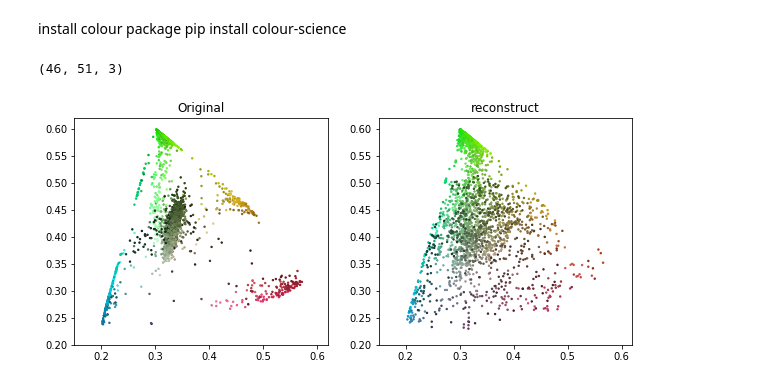
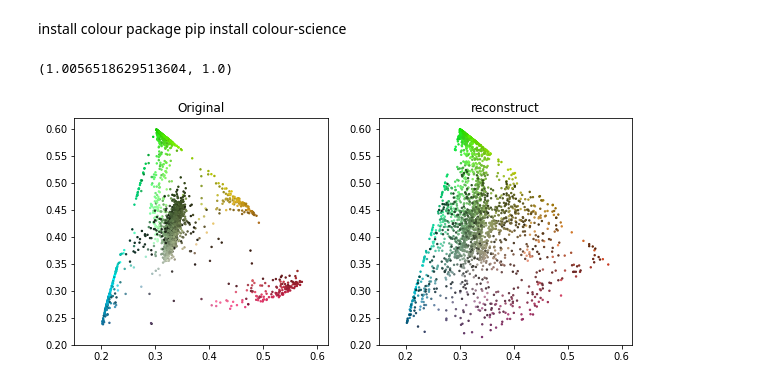
Before and after one commit to HajimeKawahara/Spare, a Jupyter notebook: Spare_che/Che Color Mapping.ipynb, the cells around one changed output. Drawn from its saved outputs; the diff is of its cells as text; code cells hidden in the pictures.

```diff
--- a/Spare_che/Che Color Mapping.ipynb
+++ b/Spare_che/Che Color Mapping.ipynb
@@ -68,37 +69,41 @@ import itertools
 # %%
 #line = np.linspace(0.0, 1.0, 15, endpoint=True)
 #rgb = np.array(list(itertools.product(line,line,line)), dtype=np.float)
-# %%
-np.shape(y)
-# %% [output]
-(46, 51, 3)
+# %%
+np.shape(yi),np.shape(ti)
+np.max(yi),np.max(ti)
+# %% [output]
+(1.0056518629513604, 1.0)
 # %%
 #XYZからxyへ変換
 ti=timg.reshape(np.shape(timg)[0]*np.shape(timg)[1],3)
 XYZ = colour.sRGB_to_XYZ(ti)
 xy = colour.XYZ_to_xy(XYZ)
 
 #CIE_1931_chromaticity_diagram_colours_plot(bounding_box=(-0.1, 0.9, -0.1, 0.9), standalone=False)
 #plot_chromaticity_diagram_CIE1931(bounding_box=(0.15, 0.65, 0.15, 0.65), standalone=False)
 #sRGB領域へプロット
 #plt.plot(xy[:,0], xy[:,1], 'o', markersize=2, label="sRGB",color="gray",alpha=0.2)
 fig=plt.figure(figsize=(10,5))
 ax=fig.add_subplot(121,aspect=1.0)
 ax.scatter(xy[:,0], xy[:,1],facecolors=ti,alpha=1,s=2)
 ax.set_xlim(0.15,0.62)
 ax.set_ylim(0.2,0.62)
 ax.set_title("Original")
 #plt.legend()
 
 yi=y.reshape(np.shape(y)[0]*np.shape(y)[1],3)
 XYZ = colour.sRGB_to_XYZ(yi)
 xy = colour.XYZ_to_xy(XYZ)
+yi[yi>1]=1.0
+yi[yi<0]=0
+
 
 ax=fig.add_subplot(122,aspect=1.0)
 ax.scatter(xy[:,0], xy[:,1],facecolors=yi,alpha=1,s=2)
 ax.set_xlim(0.15,0.62)
 ax.set_ylim(0.2,0.62)
 ax.set_title("reconstruct")
 display(standalone=True)
 # %% [output]
-[figure, old version]
+[figure, new version]
```
Also changed, not shown: parts of 3 cells of this notebook, 5 other files.
